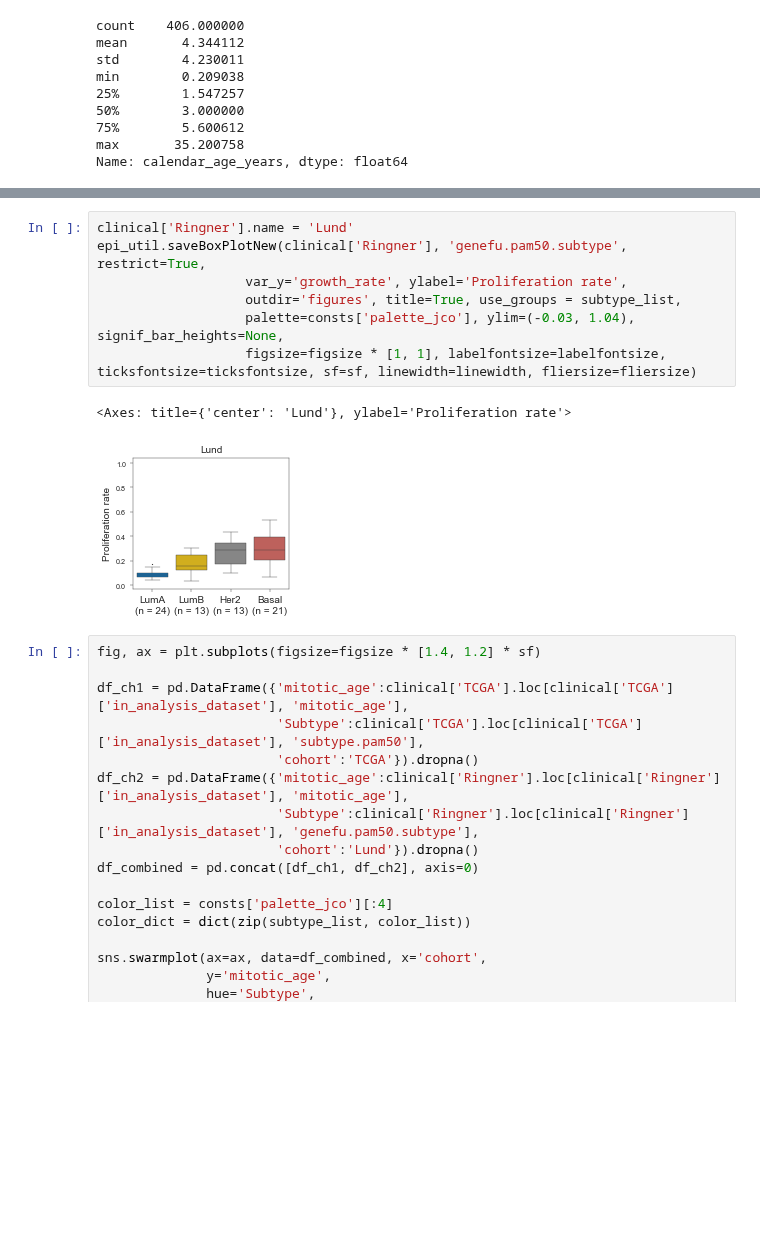
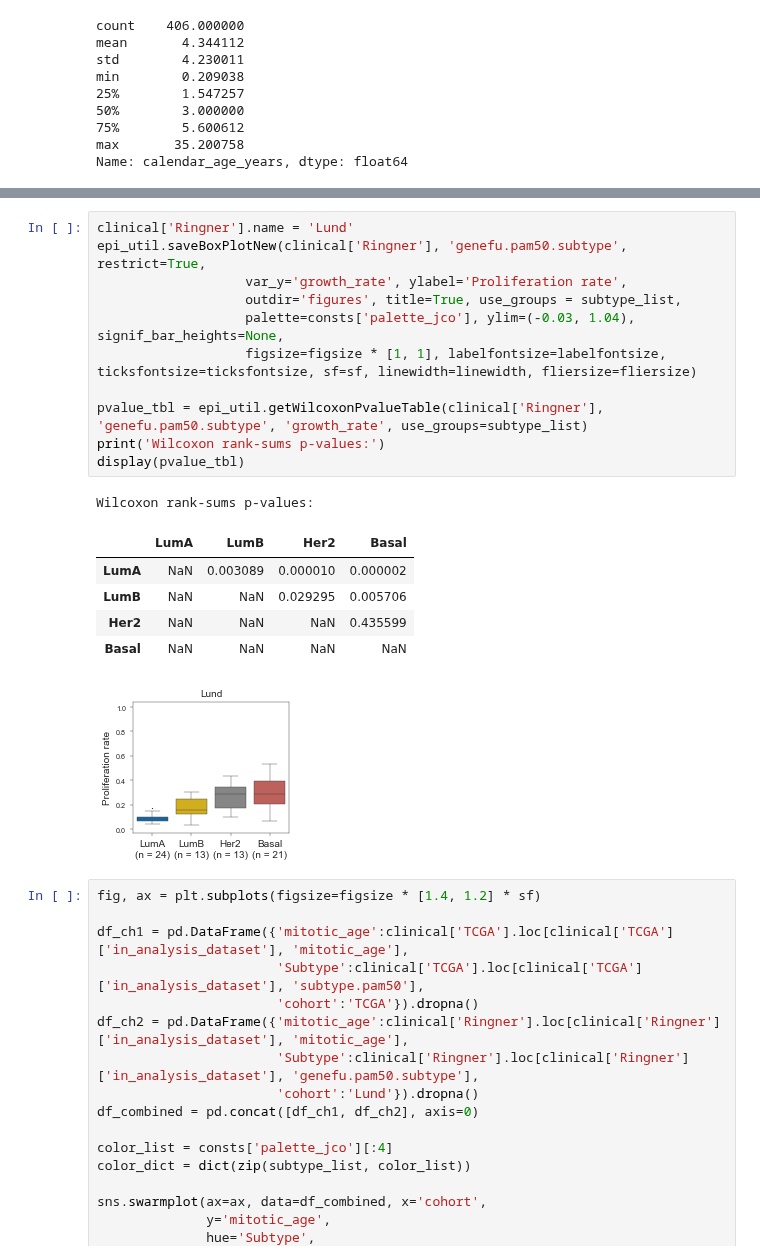
Before and after one commit to danmonyak/EpiClockInvasiveBRCA, a Jupyter notebook: Analysis/Estimate ages.ipynb, the cells around one changed output, grey strips where cells are left out. Cells and saved outputs as stored; diff of their text form; blank space fills up the shorter version.

```diff
--- a/Analysis/Estimate ages.ipynb
+++ b/Analysis/Estimate ages.ipynb
@@ -341,12 +340,21 @@ epi_util.saveBoxPlotNew(clinical['TCGA'], 'subtype.pam50', restrict=True,
 # %%
 clinical['Ringner'].name = 'Lund'
 epi_util.saveBoxPlotNew(clinical['Ringner'], 'genefu.pam50.subtype', restrict=True,
                    var_y='growth_rate', ylabel='Proliferation rate',
                    outdir='figures', title=True, use_groups = subtype_list,
                    palette=consts['palette_jco'], ylim=(-0.03, 1.04), signif_bar_heights=None,
                    figsize=figsize * [1, 1], labelfontsize=labelfontsize, ticksfontsize=ticksfontsize, sf=sf, linewidth=linewidth, fliersize=fliersize)
+
+pvalue_tbl = epi_util.getWilcoxonPvalueTable(clinical['Ringner'], 'genefu.pam50.subtype', 'growth_rate', use_groups=subtype_list)
+print('Wilcoxon rank-sums p-values:')
+display(pvalue_tbl)
 # %% [output]
-<Axes: title={'center': 'Lund'}, ylabel='Proliferation rate'>
+Wilcoxon rank-sums p-values:
+|  | LumA | LumB | Her2 | Basal |
+| LumA | NaN | 0.003089 | 0.000010 | 0.000002 |
+| LumB | NaN | NaN | 0.029295 | 0.005706 |
+| Her2 | NaN | NaN | NaN | 0.435599 |
+| Basal | NaN | NaN | NaN | NaN |
 [figure]
 # %%
 fig, ax = plt.subplots(figsize=figsize * [1.4, 1.2] * sf)
```
Also changed, not shown: parts of 7 cells of this notebook, 33 other files.
